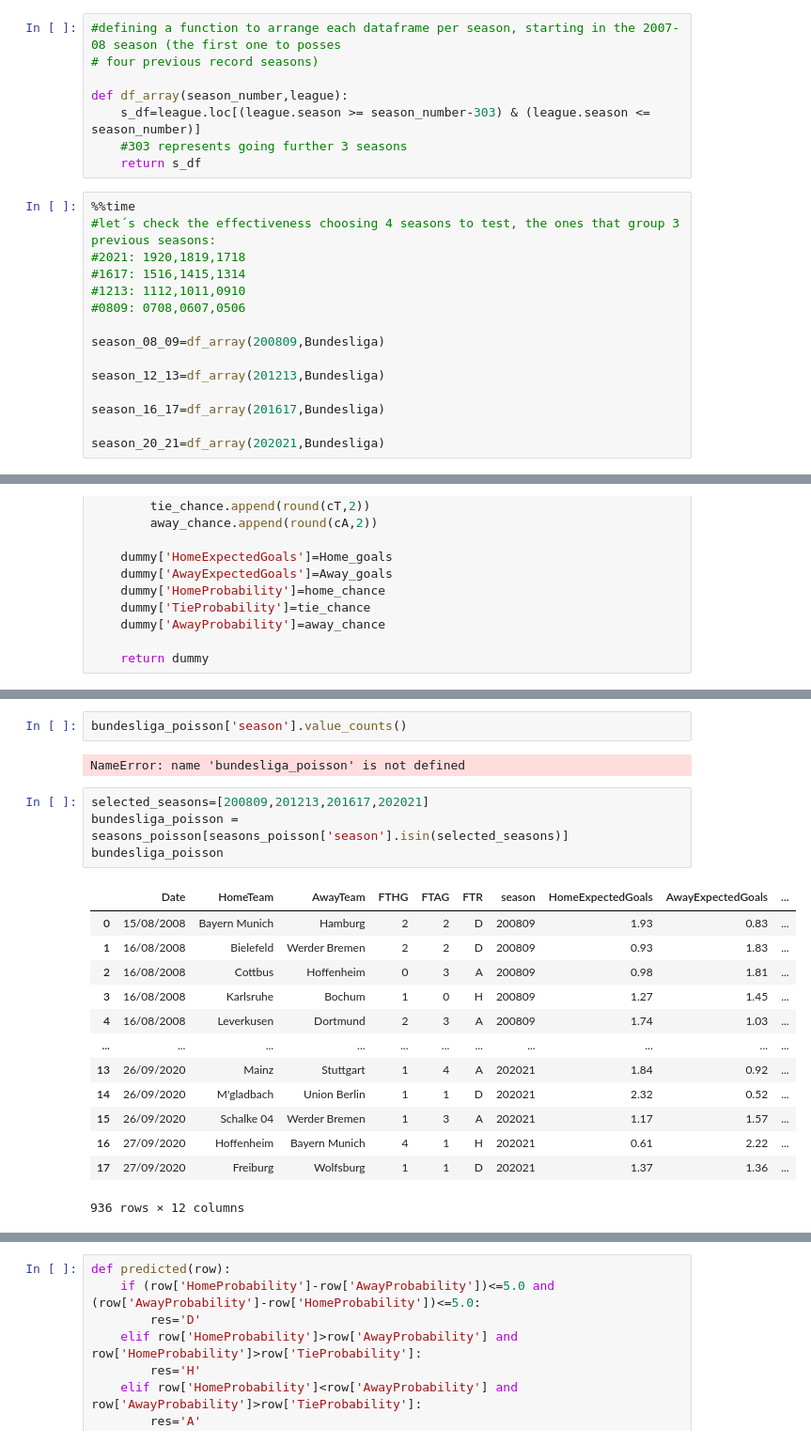
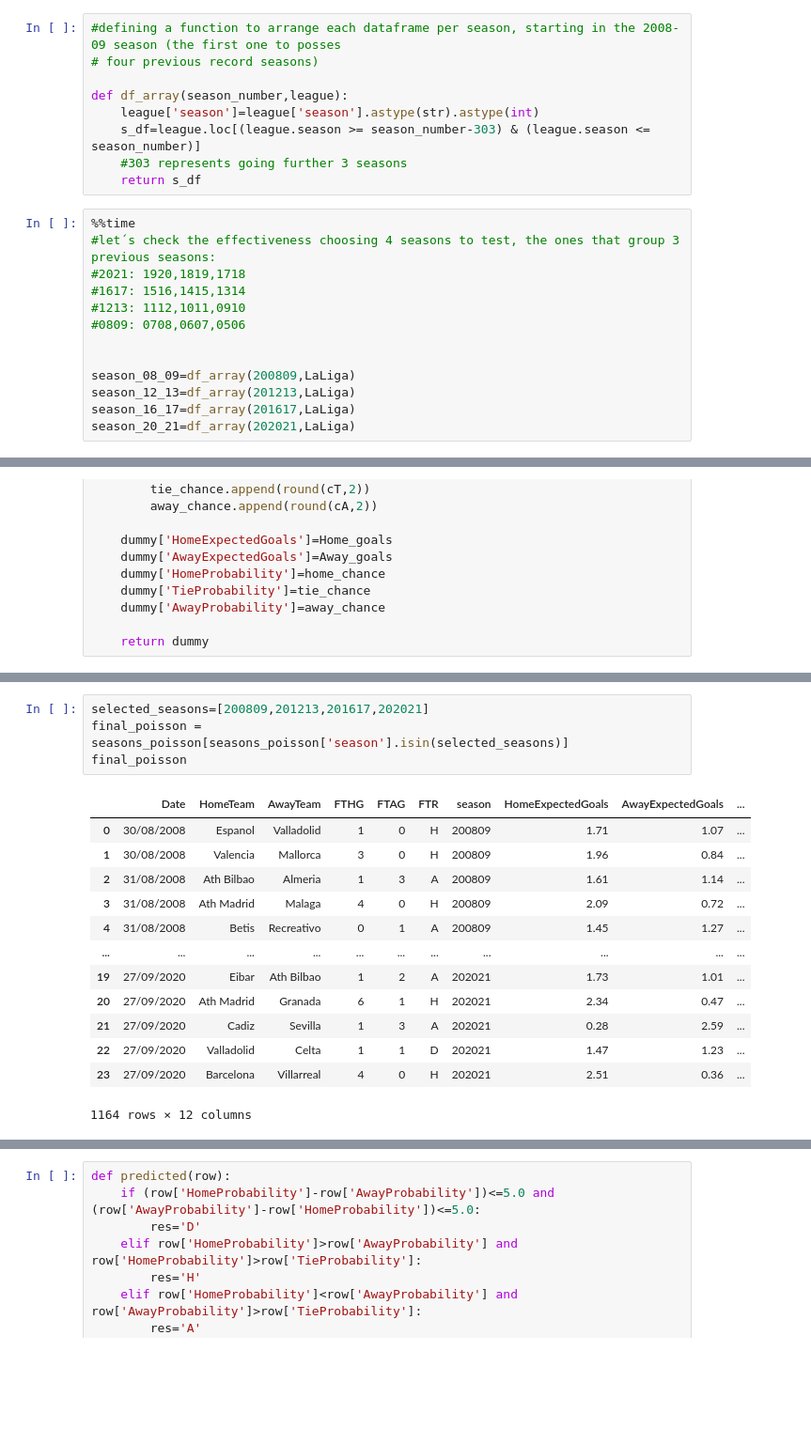
Before and after one commit to nayibahued/Final-Project, a Jupyter notebook: pro_final.ipynb, the cells around one changed output, grey strips where cells are left out. Shown: that part at 94% size. Drawn from its saved outputs; the diff is of its cells as text; blank space fills up the shorter version.

```diff
--- a/pro_final.ipynb
+++ b/pro_final.ipynb
@@ -463,10 +546,11 @@ def turn_season_int(df):
 # %%
 turn_season_int(Bundesliga)
 # %%
-#defining a function to arrange each dataframe per season, starting in the 2007-08 season (the first one to posses
+#defining a function to arrange each dataframe per season, starting in the 2008-09 season (the first one to posses
 # four previous record seasons)
 
 def df_array(season_number,league):
+    league['season']=league['season'].astype(str).astype(int)
     s_df=league.loc[(league.season >= season_number-303) & (league.season <= season_number)]
     #303 represents going further 3 seasons
     return s_df
@@ -478,11 +562,9 @@ def df_array(season_number,league):
 #1213: 1112,1011,0910
 #0809: 0708,0607,0506
 
-season_08_09=df_array(200809,Bundesliga)
 
-season_12_13=df_array(201213,Bundesliga)
-
-season_16_17=df_array(201617,Bundesliga)
-
-season_20_21=df_array(202021,Bundesliga)
+season_08_09=df_array(200809,LaLiga)
+season_12_13=df_array(201213,LaLiga)
+season_16_17=df_array(201617,LaLiga)
+season_20_21=df_array(202021,LaLiga)
 # %% [output]
@@ -604,22 +703,18 @@ seasons_poisson
-# %%
-bundesliga_poisson['season'].value_counts()
-# %% [output]
-NameError: name 'bundesliga_poisson' is not defined
 # %%
 selected_seasons=[200809,201213,201617,202021]
-bundesliga_poisson = seasons_poisson[seasons_poisson['season'].isin(selected_seasons)]
-bundesliga_poisson
+final_poisson = seasons_poisson[seasons_poisson['season'].isin(selected_seasons)]
+final_poisson
 # %% [output]
 |  | Date | HomeTeam | AwayTeam | FTHG | FTAG | FTR | season | HomeExpectedGoals | AwayExpectedGoals | ... |
-| 0 | 15/08/2008 | Bayern Munich | Hamburg | 2 | 2 | D | 200809 | 1.93 | 0.83 | ... |
-| 1 | 16/08/2008 | Bielefeld | Werder Bremen | 2 | 2 | D | 200809 | 0.93 | 1.83 | ... |
-| 2 | 16/08/2008 | Cottbus | Hoffenheim | 0 | 3 | A | 200809 | 0.98 | 1.81 | ... |
-| 3 | 16/08/2008 | Karlsruhe | Bochum | 1 | 0 | H | 200809 | 1.27 | 1.45 | ... |
-| 4 | 16/08/2008 | Leverkusen | Dortmund | 2 | 3 | A | 200809 | 1.74 | 1.03 | ... |
+| 0 | 30/08/2008 | Espanol | Valladolid | 1 | 0 | H | 200809 | 1.71 | 1.07 | ... |
+| 1 | 30/08/2008 | Valencia | Mallorca | 3 | 0 | H | 200809 | 1.96 | 0.84 | ... |
+| 2 | 31/08/2008 | Ath Bilbao | Almeria | 1 | 3 | A | 200809 | 1.61 | 1.14 | ... |
+| 3 | 31/08/2008 | Ath Madrid | Malaga | 4 | 0 | H | 200809 | 2.09 | 0.72 | ... |
+| 4 | 31/08/2008 | Betis | Recreativo | 0 | 1 | A | 200809 | 1.45 | 1.27 | ... |
 | ... | ... | ... | ... | ... | ... | ... | ... | ... | ... | ... |
-| 13 | 26/09/2020 | Mainz | Stuttgart | 1 | 4 | A | 202021 | 1.84 | 0.92 | ... |
-| 14 | 26/09/2020 | M'gladbach | Union Berlin | 1 | 1 | D | 202021 | 2.32 | 0.52 | ... |
-| 15 | 26/09/2020 | Schalke 04 | Werder Bremen | 1 | 3 | A | 202021 | 1.17 | 1.57 | ... |
-| 16 | 27/09/2020 | Hoffenheim | Bayern Munich | 4 | 1 | H | 202021 | 0.61 | 2.22 | ... |
-| 17 | 27/09/2020 | Freiburg | Wolfsburg | 1 | 1 | D | 202021 | 1.37 | 1.36 | ... |
+| 19 | 27/09/2020 | Eibar | Ath Bilbao | 1 | 2 | A | 202021 | 1.73 | 1.01 | ... |
+| 20 | 27/09/2020 | Ath Madrid | Granada | 6 | 1 | H | 202021 | 2.34 | 0.47 | ... |
+| 21 | 27/09/2020 | Cadiz | Sevilla | 1 | 3 | A | 202021 | 0.28 | 2.59 | ... |
+| 22 | 27/09/2020 | Valladolid | Celta | 1 | 1 | D | 202021 | 1.47 | 1.23 | ... |
+| 23 | 27/09/2020 | Barcelona | Villarreal | 4 | 0 | H | 202021 | 2.51 | 0.36 | ... |
-936 rows × 12 columns
+1164 rows × 12 columns
```
Also changed, not shown: parts of 54 cells of this notebook, 2 other files.
